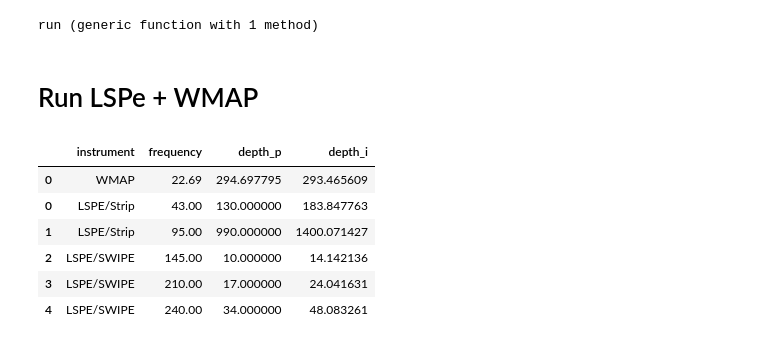
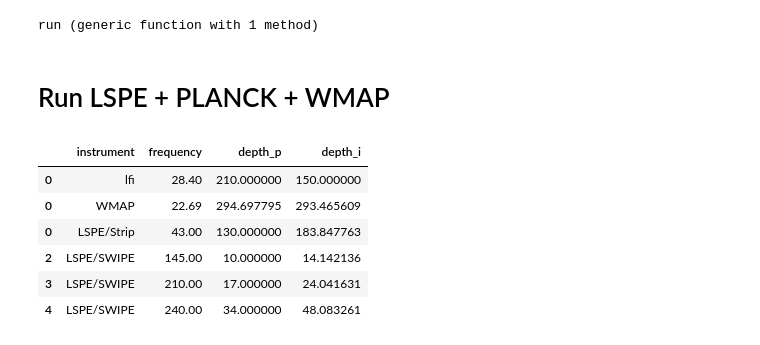
Before and after one commit to teob97/Master-Thesis-Pipeline, a Jupyter notebook: notebooks/fgbuster_run.ipynb, the cells around one changed output. Saved outputs shown, nothing was run; the diff lists cells and outputs as text; code cells hidden in the pictures.

```diff
--- a/notebooks/fgbuster_lspe_wmap.ipynb
+++ b/notebooks/fgbuster_run.ipynb
@@ -59,30 +59,30 @@ end
 # %% [output]
 run (generic function with 1 method)
 # %% [markdown]
-# Run LSPe + WMAP
+# Run LSPE + PLANCK + WMAP
 # %%
 wmap = read_pickle("../instruments/wmap_instrument.pkl")
-#planck = read_pickle("../instruments/planck_instrument.pkl")
+planck = read_pickle("../instruments/planck_instrument.pkl")
 #quijote = read_pickle("../instruments/quijote_instrument.pkl")
 swipe = read_pickle("../instruments/lspe_swipe_instrument.pkl")
 strip = read_pickle("../instruments/lspe_strip_instrument.pkl")
 
-#strip = Pandas.query(strip, :(frequency==43.0))
+strip = Pandas.query(strip, :(frequency==43.0))
 wmap = Pandas.query(wmap, :(frequency==22.69))
-#planck = Pandas.query(planck, :(frequency==28.4))
+planck = Pandas.query(planck, :(frequency==28.4))
 
 columns = ["instrument", "frequency", "depth_p", "depth_i"]
 
 #instruments = concat([wmap, planck, quijote, swipe, strip])
-instruments = concat([wmap, strip, swipe])
+instruments = concat([planck, wmap, strip, swipe])
 
 instruments = instruments[columns]
 instruments
 # %% [output]
 |  | instrument | frequency | depth_p | depth_i |
+| 0 | lfi | 28.40 | 210.000000 | 150.000000 |
 | 0 | WMAP | 22.69 | 294.697795 | 293.465609 |
 | 0 | LSPE/Strip | 43.00 | 130.000000 | 183.847763 |
-| 1 | LSPE/Strip | 95.00 | 990.000000 | 1400.071427 |
 | 2 | LSPE/SWIPE | 145.00 | 10.000000 | 14.142136 |
 | 3 | LSPE/SWIPE | 210.00 | 17.000000 | 24.041631 |
 | 4 | LSPE/SWIPE | 240.00 | 34.000000 | 48.083261 |
```
Also changed, not shown: parts of 2 cells of this notebook, 3 other files.
